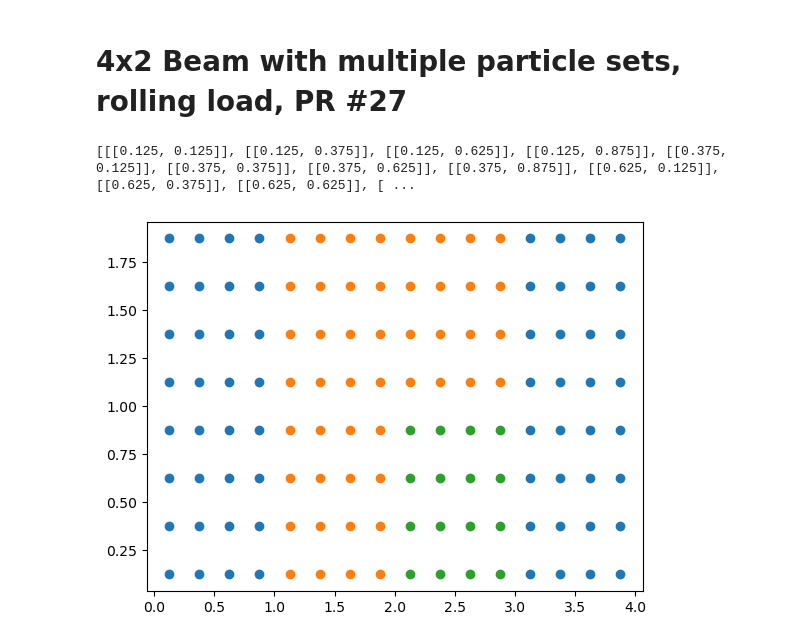
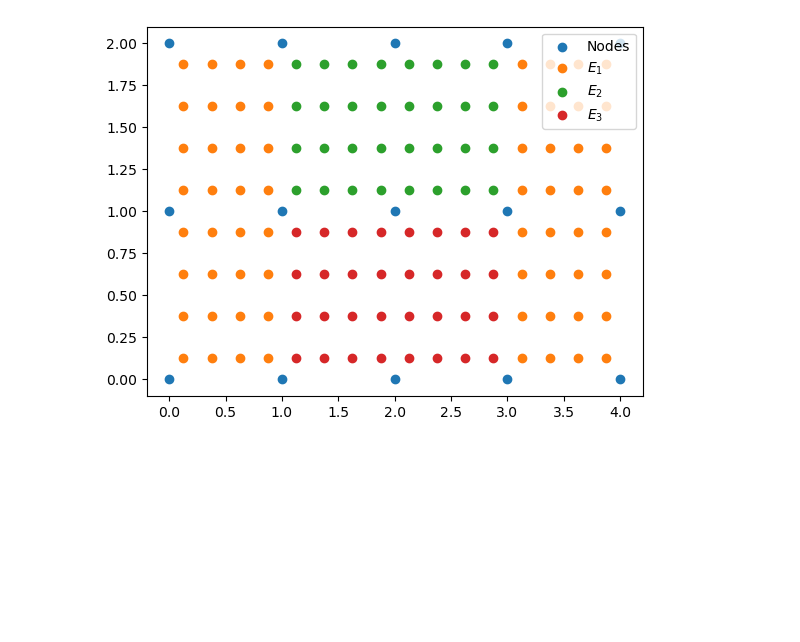
Before and after one commit to jeffreychengce/diffmpm-notebooks, a Jupyter notebook: 2d_beam_rolling_load_4x2_multistiffness - branch/2d_beam_rolling_load_4x2_multistiffness.ipynb, the cells around one changed output. Drawn from its saved outputs; the diff is of its cells as text; code cells hidden in the pictures; blank space fills up the shorter version.

```diff
--- a/2d_beam_rolling_load_4x2_multistiffness - branch/2d_beam_rolling_load_4x2_multistiffness.ipynb
+++ b/2d_beam_rolling_load_4x2_multistiffness - branch/2d_beam_rolling_load_4x2_multistiffness.ipynb
@@ -1,82 +1,23 @@
-# %% [markdown]
-# 4x2 Beam with multiple particle sets, rolling load, PR #27
 # %%
 %load_ext autoreload
 %autoreload 2
-# %%
-import numpy as np
-
-particles = []
-
-for i in range(4):  # for each of the 4 elements along the x-axis
-    for j in range(2):  # for each of the 2 elements along the y-axis
-        for x in [0.125, 0.375, 0.625, 0.875]:
-            for y in [0.125, 0.375, 0.625, 0.875]:
-                particles.append([[i + x, j + y]])
-
-print(particles)
-
-orig = np.array([
-    [[0.125, 0.125]], [[0.125, 0.375]], [[0.125, 0.625]], [[0.125, 0.875]],
-    [[0.375, 0.125]], [[0.375, 0.375]], [[0.375, 0.625]], [[0.375, 0.875]],
-    [[0.625, 0.125]], [[0.625, 0.375]], [[0.625, 0.625]], [[0.625, 0.875]],
-    [[0.875, 0.125]], [[0.875, 0.375]], [[0.875, 0.625]], [[0.875, 0.875]],
-
-    [[0.125, 1.125]], [[0.125, 1.375]], [[0.125, 1.625]], [[0.125, 1.875]],
-    [[0.375, 1.125]], [[0.375, 1.375]], [[0.375, 1.625]], [[0.375, 1.875]],
-    [[0.625, 1.125]], [[0.625, 1.375]], [[0.625, 1.625]], [[0.625, 1.875]],
-    [[0.875, 1.125]], [[0.875, 1.375]], [[0.875, 1.625]], [[0.875, 1.875]],
-
-    [[1.125, 0.125]], [[1.125, 0.375]], [[1.125, 0.625]], [[1.125, 0.875]],
-    [[1.375, 0.125]], [[1.375, 0.375]], [[1.375, 0.625]], [[1.375, 0.875]],
-    [[1.625, 0.125]], [[1.625, 0.375]], [[1.625, 0.625]], [[1.625, 0.875]],
-    [[1.875, 0.125]], [[1.875, 0.375]], [[1.875, 0.625]], [[1.875, 0.875]],
-
-    [[1.125, 1.125]], [[1.125, 1.375]], [[1.125, 1.625]], [[1.125, 1.875]],
-    [[1.375, 1.125]], [[1.375, 1.375]], [[1.375, 1.625]], [[1.375, 1.875]],
-    [[1.625, 1.125]], [[1.625, 1.375]], [[1.625, 1.625]], [[1.625, 1.875]],
-    [[1.875, 1.125]], [[1.875, 1.375]], [[1.875, 1.625]], [[1.875, 1.875]],
-
-    [[2.125, 0.125]], [[2.125, 0.375]], [[2.125, 0.625]], [[2.125, 0.875]],
-    [[2.375, 0.125]], [[2.375, 0.375]], [[2.375, 0.625]], [[2.375, 0.875]],
-    [[2.625, 0.125]], [[2.625, 0.375]], [[2.625, 0.625]], [[2.625, 0.875]],
-    [[2.875, 0.125]], [[2.875, 0.375]], [[2.875, 0.625]], [[2.875, 0.875]],
-
-    [[2.125, 1.125]], [[2.125, 1.375]], [[2.125, 1.625]], [[2.125, 1.875]],
-    [[2.375, 1.125]], [[2.375, 1.375]], [[2.375, 1.625]], [[2.375, 1.875]],
-    [[2.625, 1.125]], [[2.625, 1.375]], [[2.625, 1.625]], [[2.625, 1.875]],
-    [[2.875, 1.125]], [[2.875, 1.375]], [[2.875, 1.625]], [[2.875, 1.875]],
-
-    [[3.125, 0.125]], [[3.125, 0.375]], [[3.125, 0.625]], [[3.125, 0.875]],
-    [[3.375, 0.125]], [[3.375, 0.375]], [[3.375, 0.625]], [[3.375, 0.875]],
-    [[3.625, 0.125]], [[3.625, 0.375]], [[3.625, 0.625]], [[3.625, 0.875]],
-    [[3.875, 0.125]], [[3.875, 0.375]], [[3.875, 0.625]], [[3.875, 0.875]],
-
-    [[3.125, 1.125]], [[3.125, 1.375]], [[3.125, 1.625]], [[3.125, 1.875]],
-    [[3.375, 1.125]], [[3.375, 1.375]], [[3.375, 1.625]], [[3.375, 1.875]],
-    [[3.625, 1.125]], [[3.625, 1.375]], [[3.625, 1.625]], [[3.625, 1.875]],
-    [[3.875, 1.125]], [[3.875, 1.375]], [[3.875, 1.625]], [[3.875, 1.875]]
-]
-
-)
-
-nodes = np.array([[0,0], [1,0], [2,0], [3,0], [4,0], [0,1], [1,1], [2,1], [3,1], [4,1], [0,2], [1,2], [2,2], [3,2], [4,2]])
-# %% [output]
-[[[0.125, 0.125]], [[0.125, 0.375]], [[0.125, 0.625]], [[0.125, 0.875]], [[0.375, 0.125]], [[0.375, 0.375]], [[0.375, 0.625]], [[0.375, 0.875]], [[0.625, 0.125]], [[0.625, 0.375]], [[0.625, 0.625]], [ ...
 # %%
 import jax.numpy as jnp
 import json
 import matplotlib.pyplot as plt
 with open("particles.json", "r") as f:
     ploc = jnp.asarray(json.load(f))
 
+nx, ny = jnp.meshgrid(jnp.arange(5), jnp.arange(3))
 p1 = jnp.concatenate((ploc[:16], ploc[48:80], ploc[-16:]))
-p2 = jnp.concatenate((ploc[16:32], ploc[80:112]))
-p3 = ploc[32:48]
+p2 = ploc[80:112]
+p3 = jnp.concatenate((ploc[16:32], ploc[32:48]))
 
-plt.scatter(p1[:,0,0], p1[:,0,1])
-plt.scatter(p2[:,0,0], p2[:,0,1])
-plt.scatter(p3[:,0,0], p3[:,0,1])
+plt.scatter(nx, ny, label='Nodes')
+plt.scatter(p1[:,0,0], p1[:,0,1], label='$E_1$')
+plt.scatter(p2[:,0,0], p2[:,0,1], label='$E_2$')
+plt.scatter(p3[:,0,0], p3[:,0,1], label='$E_3$')
+plt.legend()
 plt.show()
 # %% [output]
-[figure, old version]
+[figure, new version]
```
Also changed, not shown: parts of 9 cells of this notebook, 10 other files.
